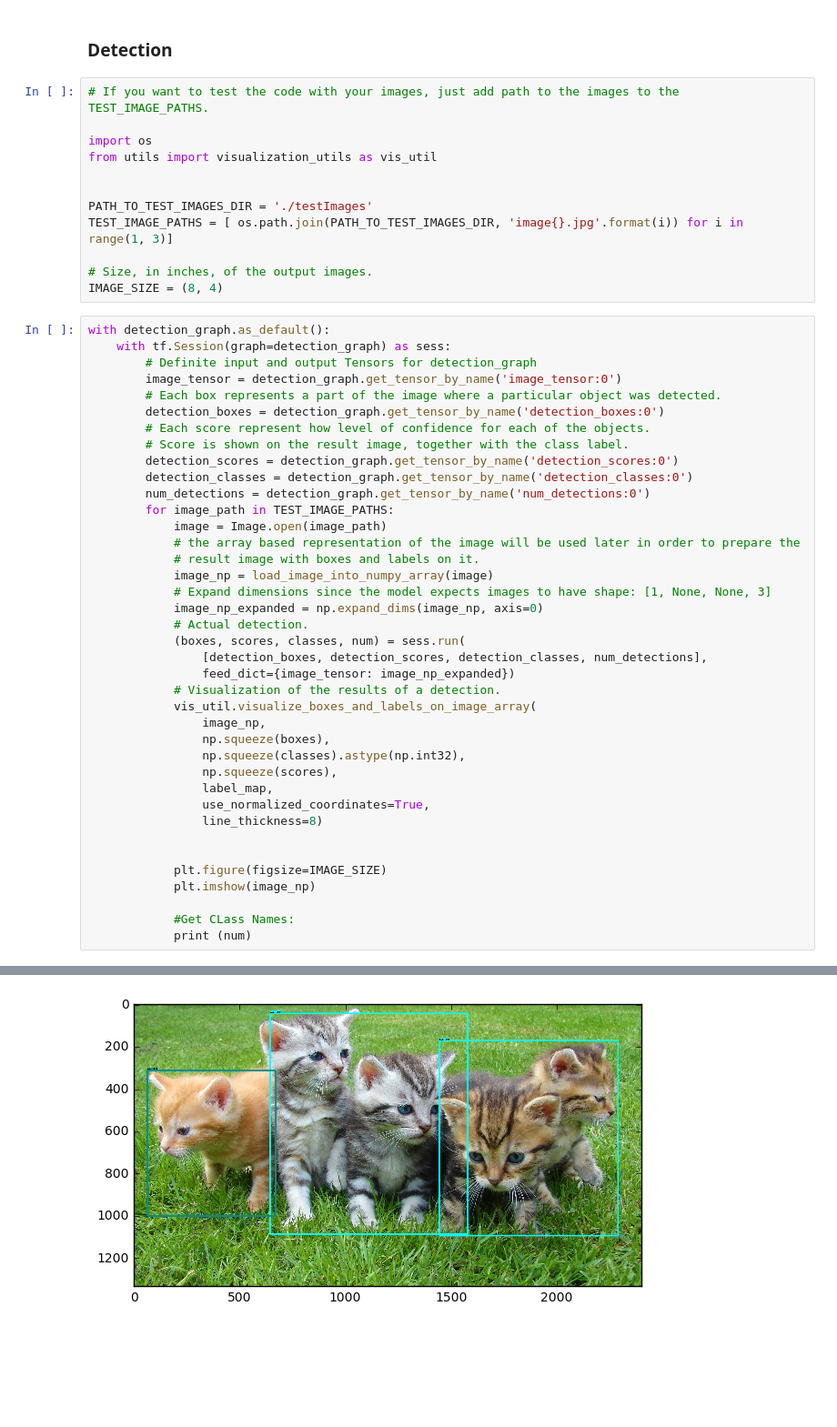
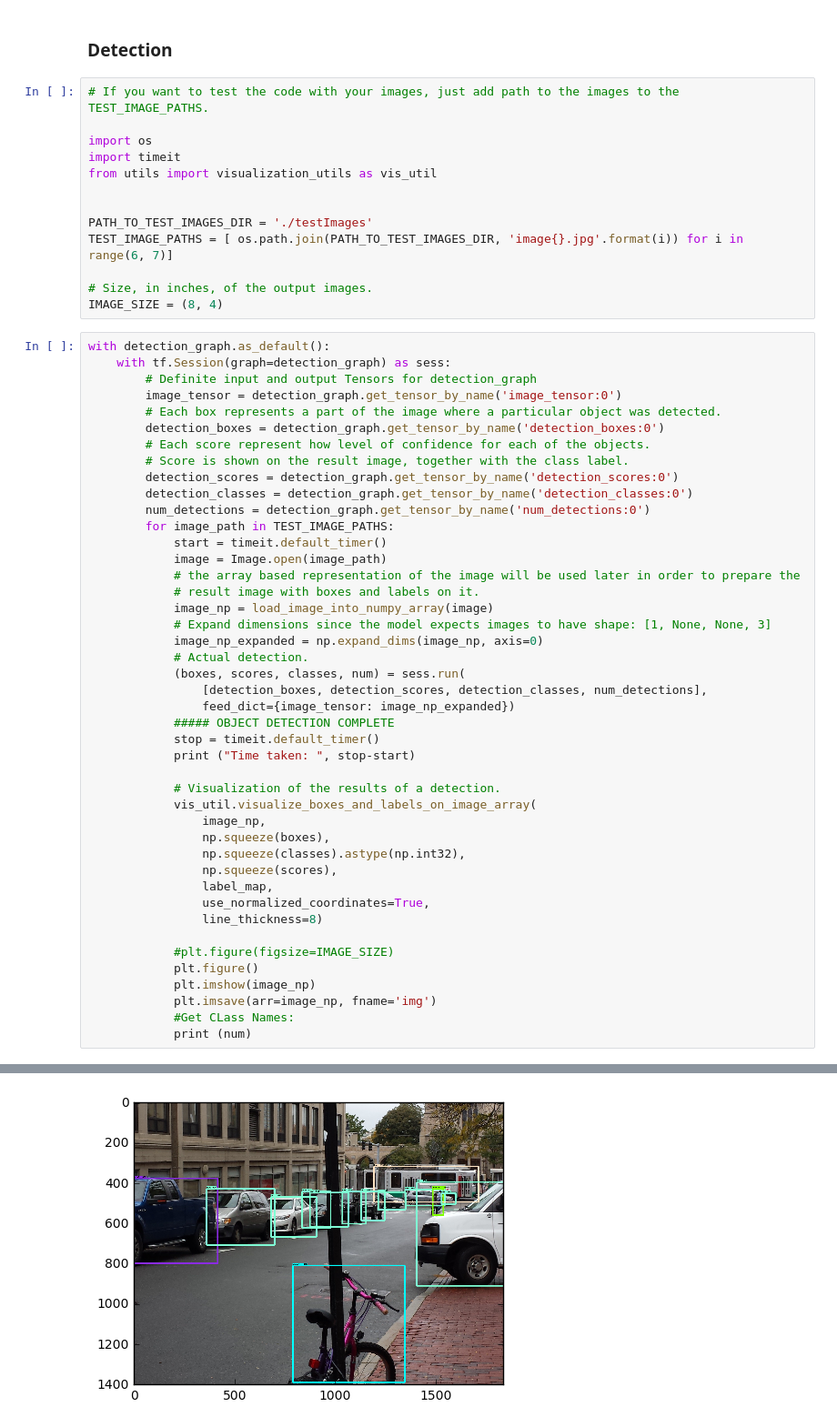
Before and after one commit to grumpySloth357/objectDetection, a Jupyter notebook: Google_Object_Detection_API_test.ipynb, the cells around one changed output, grey strips where cells are left out. Shown at 91% size. Drawn from its saved outputs; the diff is of its cells as text; blank space fills up the shorter version.

Commit message:
everything looks good.. test sample generated

```diff
--- a/Google_Object_Detection_API_test.ipynb
+++ b/Google_Object_Detection_API_test.ipynb
@@ -76,11 +85,12 @@ def query_map(label_map, classes):
 # If you want to test the code with your images, just add path to the images to the TEST_IMAGE_PATHS.
 
 import os
+import timeit
 from utils import visualization_utils as vis_util
 
 
 PATH_TO_TEST_IMAGES_DIR = './testImages'
-TEST_IMAGE_PATHS = [ os.path.join(PATH_TO_TEST_IMAGES_DIR, 'image{}.jpg'.format(i)) for i in range(1, 3)]
+TEST_IMAGE_PATHS = [ os.path.join(PATH_TO_TEST_IMAGES_DIR, 'image{}.jpg'.format(i)) for i in range(6, 7)]
 
 # Size, in inches, of the output images.
 IMAGE_SIZE = (8, 4)
@@ -97,6 +107,7 @@ with detection_graph.as_default():
         detection_classes = detection_graph.get_tensor_by_name('detection_classes:0')
         num_detections = detection_graph.get_tensor_by_name('num_detections:0')
         for image_path in TEST_IMAGE_PATHS:
+            start = timeit.default_timer()
             image = Image.open(image_path)
             # the array based representation of the image will be used later in order to prepare the
             # result image with boxes and labels on it.
@@ -107,6 +118,10 @@ with detection_graph.as_default():
             (boxes, scores, classes, num) = sess.run(
                 [detection_boxes, detection_scores, detection_classes, num_detections],
                 feed_dict={image_tensor: image_np_expanded})
+            ##### OBJECT DETECTION COMPLETE
+            stop = timeit.default_timer()
+            print ("Time taken: ", stop-start)
+
             # Visualization of the results of a detection.
             vis_util.visualize_boxes_and_labels_on_image_array(
                 image_np,
@@ -117,10 +132,10 @@ with detection_graph.as_default():
                 use_normalized_coordinates=True,
                 line_thickness=8)
 
-
-            plt.figure(figsize=IMAGE_SIZE)
+            #plt.figure(figsize=IMAGE_SIZE)
+            plt.figure()
             plt.imshow(image_np)
-
+            plt.imsave(arr=image_np, fname='img')
             #Get CLass Names:
             print (num)
 # %% [output]
@@ -129 +144 @@ with detection_graph.as_default():
-[figure, old version]
+[figure, new version]
```
Also changed, not shown: parts of 6 cells of this notebook, 6 other files.
